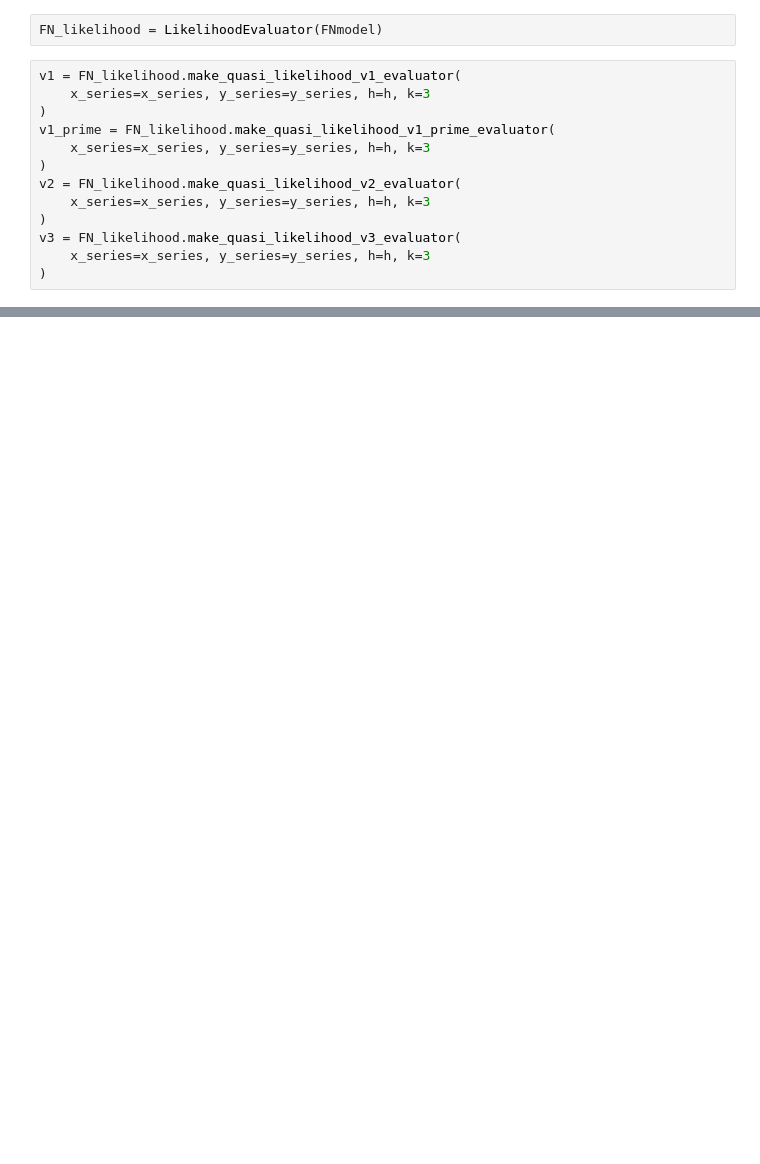
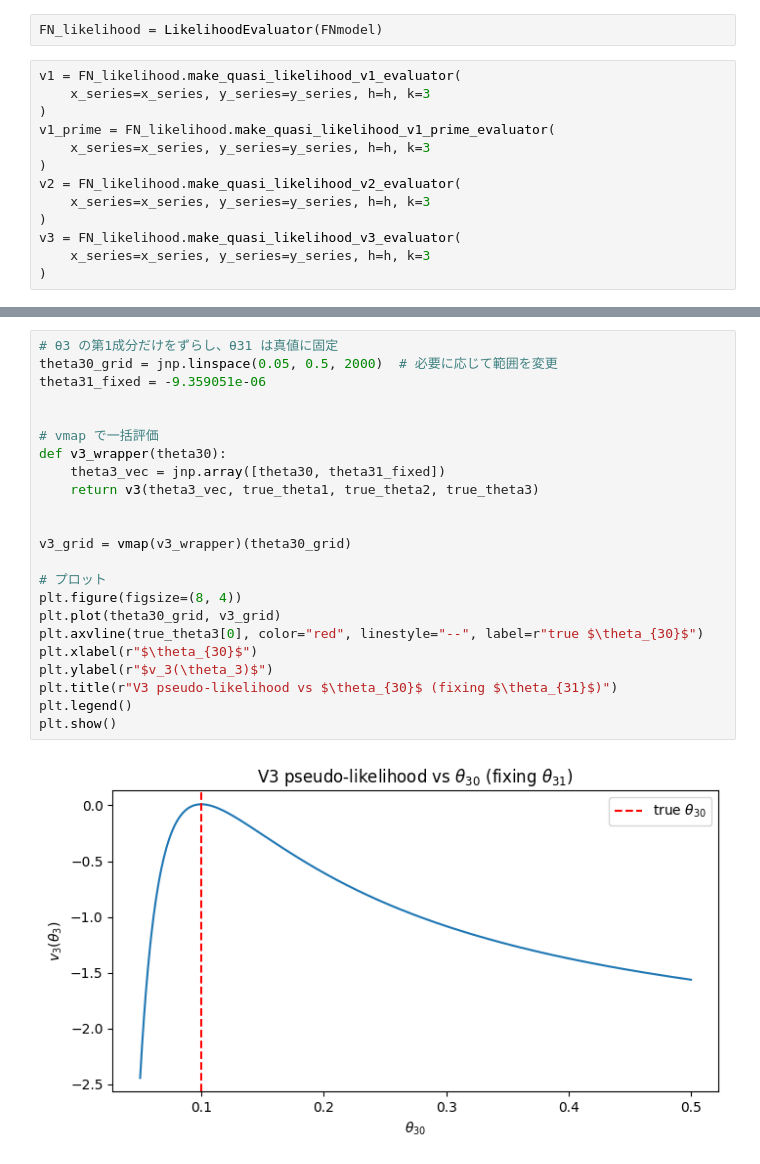
Before and after one commit to sht-yn/degenerate-diffusion, a Jupyter notebook: FNmodel.ipynb, the cells around one changed output, grey strips where cells are left out. Saved outputs shown, nothing was run; the diff lists cells and outputs as text; blank space fills up the shorter version.

```diff
--- a/FNmodel.ipynb
+++ b/FNmodel.ipynb
@@ -220,0 +143,25 @@ plt.show()
+# %%
+# θ3 の第1成分だけをずらし、θ31 は真値に固定
+theta30_grid = jnp.linspace(0.05, 0.5, 2000)  # 必要に応じて範囲を変更
+theta31_fixed = -9.359051e-06
+
+
+# vmap で一括評価
+def v3_wrapper(theta30):
+    theta3_vec = jnp.array([theta30, theta31_fixed])
+    return v3(theta3_vec, true_theta1, true_theta2, true_theta3)
+
+
+v3_grid = vmap(v3_wrapper)(theta30_grid)
+
+# プロット
+plt.figure(figsize=(8, 4))
+plt.plot(theta30_grid, v3_grid)
+plt.axvline(true_theta3[0], color="red", linestyle="--", label=r"true $\theta_{30}$")
+plt.xlabel(r"$\theta_{30}$")
+plt.ylabel(r"$v_3(\theta_3)$")
+plt.title(r"V3 pseudo-likelihood vs $\theta_{30}$ (fixing $\theta_{31}$)")
+plt.legend()
+plt.show()
+# %% [output]
+[figure, added]
```
Also changed, not shown: parts of 18 cells of this notebook, 15 other files.
